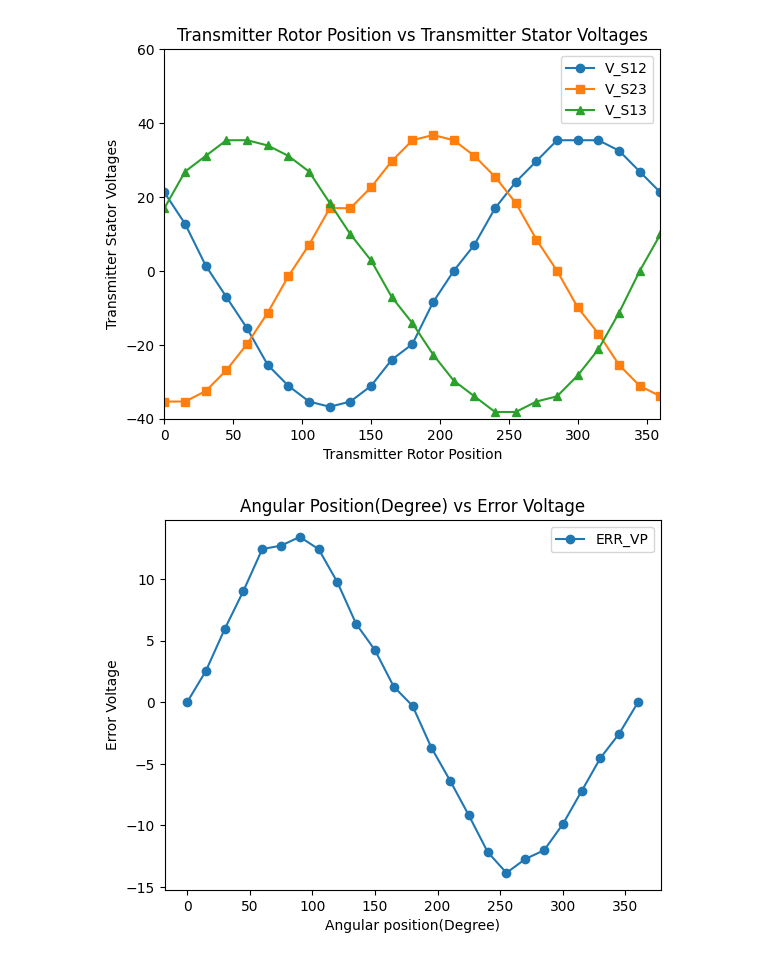
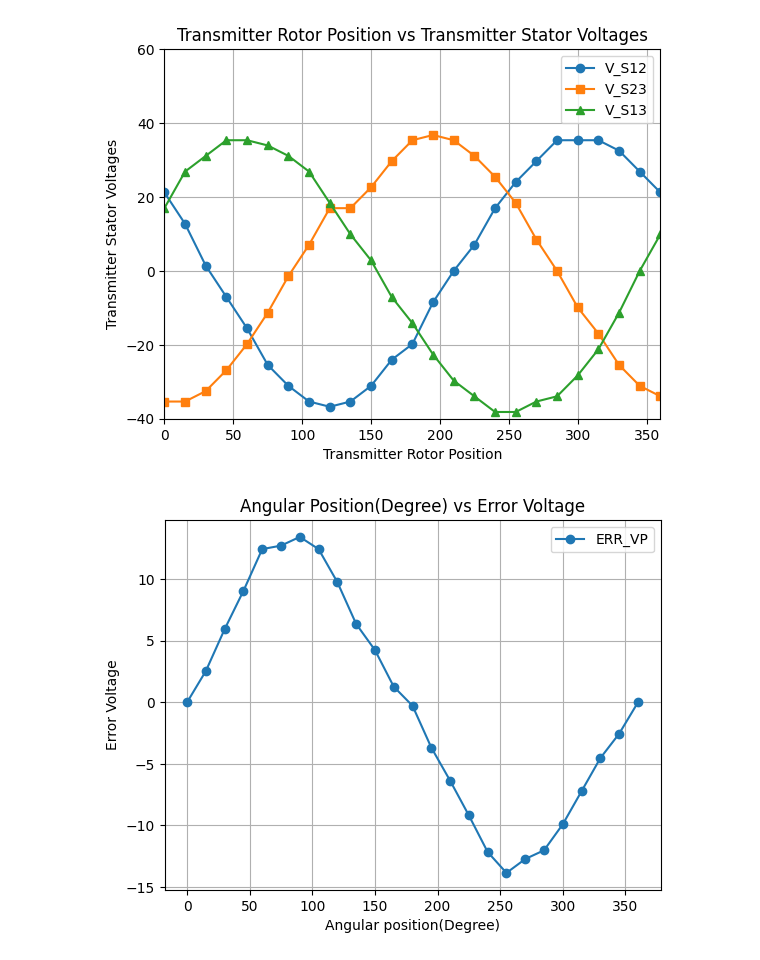
Before and after one commit to Programmer-Bose/Control_Lab, a Jupyter notebook: synchro.ipynb, the cells around one changed output. Cells and saved outputs as stored; diff of their text form; code cells hidden in the pictures.

```diff
--- a/synchro.ipynb
+++ b/synchro.ipynb
@@ -25,6 +25,7 @@ plt.plot(POS_DEG, V_S12, marker='o', label='V_S12')
 plt.plot(POS_DEG, V_S23, marker='s', label='V_S23')
 plt.plot(POS_DEG, V_S13, marker='^', label='V_S13')
 
+plt.grid(True)
 # Adding labels and title
 plt.xlabel('Transmitter Rotor Position')
 plt.ylabel('Transmitter Stator Voltages')
@@ -40,33 +41,35 @@ plt.legend(loc='upper right')
 # Display the plot
 plt.show()
 # %% [output]
-[figure, old version]
+[figure, new version]
 # %%
 import matplotlib.pyplot as plt
 import numpy as np
 
 
 ERR_VP = np.array([0,2.5452,5.9388,9.0496,12.4432,12.726,13.433,12.4432,
                     9.7566,6.363,4.242,1.2726,-0.2828,-3.6764,-6.363,-9.191,
                     -12.1604,-13.8572,-12.726,-12.019,-9.898,-7.2114,-4.5248,
                     -2.5452,0])
 
 POS_DEG = np.array([0, 15, 30, 45, 60, 75, 90, 105, 120, 135, 150, 165, 180,
                    195, 210, 225, 240, 255, 270, 285, 300, 315, 330, 345, 360])
 
 # Plotting with markers
 plt.plot(POS_DEG, ERR_VP, marker='o', label='ERR_VP')
 
+
+plt.grid(True)
 # Adding labels and title
 plt.xlabel('Angular position(Degree)')
 plt.ylabel('Error Voltage')
 plt.title('Angular Position(Degree) vs Error Voltage')
 
 
 # Adding a legend
 plt.legend(loc='upper right')
 
 # Display the plot
 plt.show()
 # %% [output]
-[figure, old version]
+[figure, new version]
```
Also changed, not shown: 20 other files.
